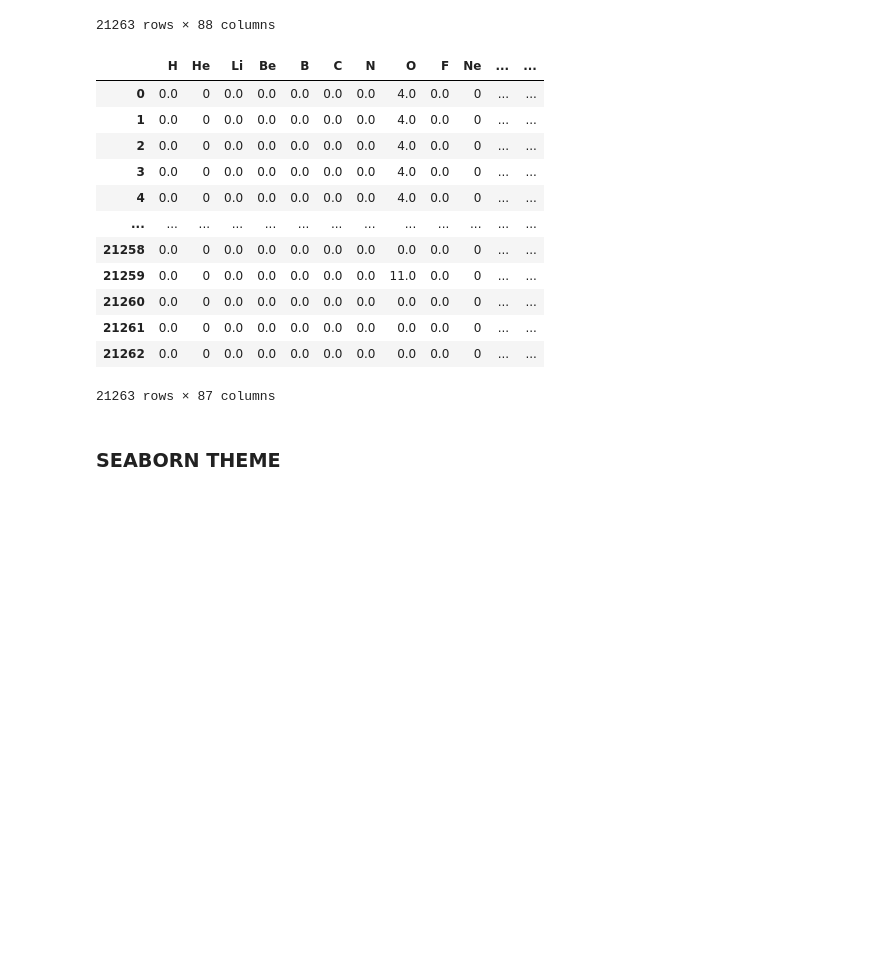
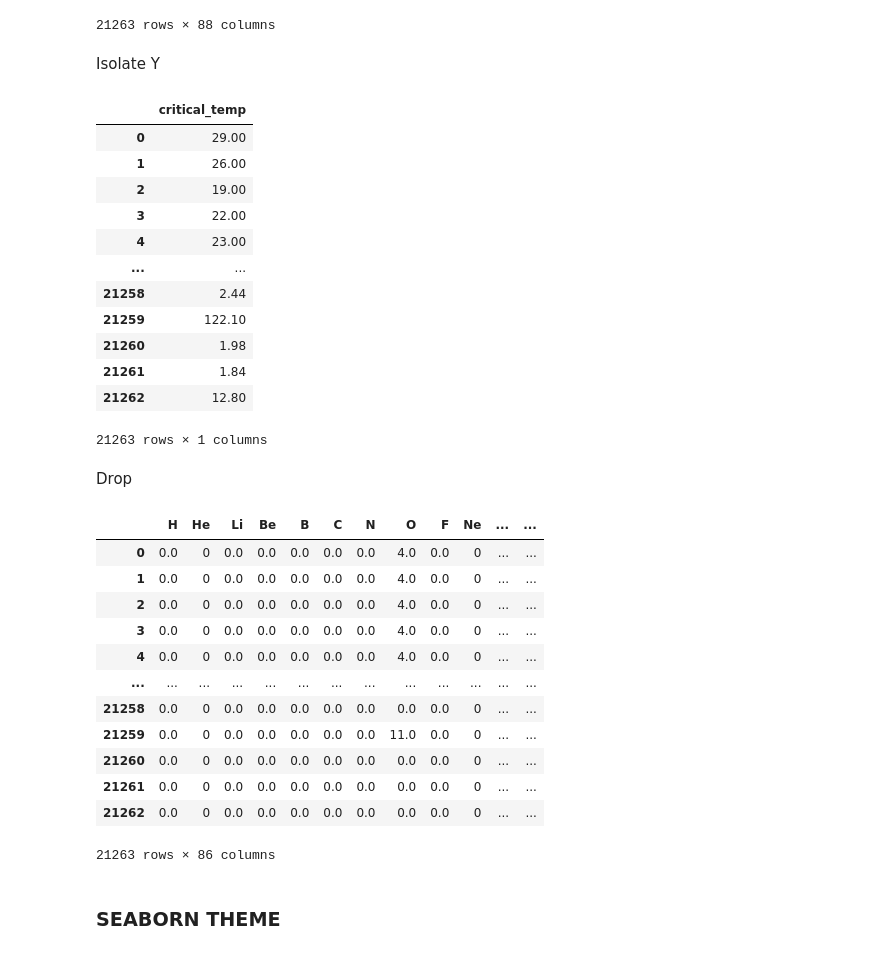
Before and after one commit to Firefly55lm/superconductors_critical_temperature_analysis, a Jupyter notebook: models_test_molec_structure.ipynb, the cells around one changed output. Cells and saved outputs as stored; diff of their text form; code cells hidden in the pictures; blank space fills up the shorter version.

```diff
--- a/models_test_molec_structure.ipynb
+++ b/models_test_molec_structure.ipynb
@@ -41,8 +41,29 @@ df
 | 21261 | 0.0 | 0 | 0.0 | 0.0 | 0.0 | 0.0 | 0.0 | 0.0 | 0.0 | 0 | ... | ... |
 | 21262 | 0.0 | 0 | 0.0 | 0.0 | 0.0 | 0.0 | 0.0 | 0.0 | 0.0 | 0 | ... | ... |
 21263 rows × 88 columns
+# %% [markdown]
+Isolate Y
+# %%
+y = pd.DataFrame(df["critical_temp"])
+y
+# %% [output]
+|  | critical_temp |
+| 0 | 29.00 |
+| 1 | 26.00 |
+| 2 | 19.00 |
+| 3 | 22.00 |
+| 4 | 23.00 |
+| ... | ... |
+| 21258 | 2.44 |
+| 21259 | 122.10 |
+| 21260 | 1.98 |
+| 21261 | 1.84 |
+| 21262 | 12.80 |
+21263 rows × 1 columns
+# %% [markdown]
+Drop
 # %%
-df = df.drop(columns=["material"])
+df = df.drop(columns=["material", "critical_temp"])
 df
 # %% [output]
 |  | H | He | Li | Be | B | C | N | O | F | Ne | ... | ... |
@@ -57,7 +78,7 @@ df
 | 21260 | 0.0 | 0 | 0.0 | 0.0 | 0.0 | 0.0 | 0.0 | 0.0 | 0.0 | 0 | ... | ... |
 | 21261 | 0.0 | 0 | 0.0 | 0.0 | 0.0 | 0.0 | 0.0 | 0.0 | 0.0 | 0 | ... | ... |
 | 21262 | 0.0 | 0 | 0.0 | 0.0 | 0.0 | 0.0 | 0.0 | 0.0 | 0.0 | 0 | ... | ... |
-21263 rows × 87 columns
+21263 rows × 86 columns
 # %% [markdown]
 ### SEABORN THEME
 # %%
```
Also changed, not shown: parts of 10 cells of this notebook.
